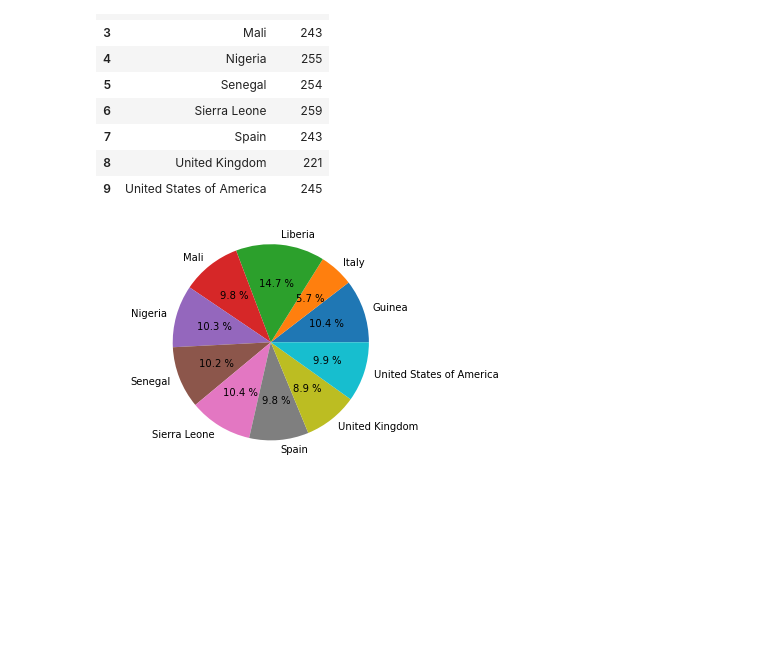
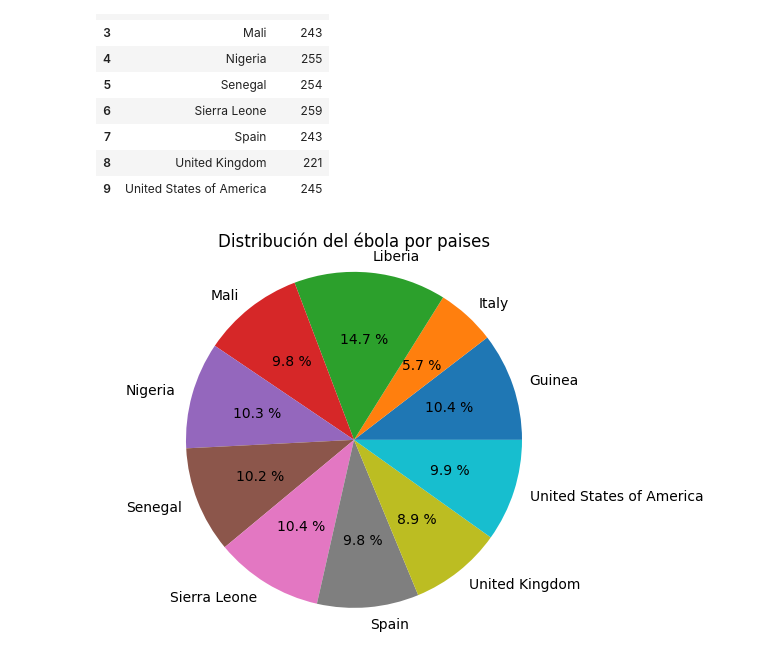
Before and after one commit to seismomat/HerramientasComputacionales, a Jupyter notebook: Pandas_THC.ipynb, the cells around one changed output. Cells and saved outputs as stored; diff of their text form; code cells hidden in the pictures; blank space fills up the shorter version.

```diff
--- a/Pandas_THC.ipynb
+++ b/Pandas_THC.ipynb
@@ -87,9 +133,11 @@ conteo
 # %%
 plt.pie(conteo['Conteo'],labels=conteo['Country'],autopct="%0.1f %%")
 plt.axis("equal")
+plt.title("Distribución del ébola por paises")
+plt.savefig('Pastel_paises.png', dpi=300, format='png')
 plt.show()
 # %% [output]
-[figure, old version]
+[figure, new version]
 # %%
 SL=df[df['Country']=='Sierra Leone']
 # %%
```
Also changed, not shown: parts of 42 cells of this notebook, 1 other file.
